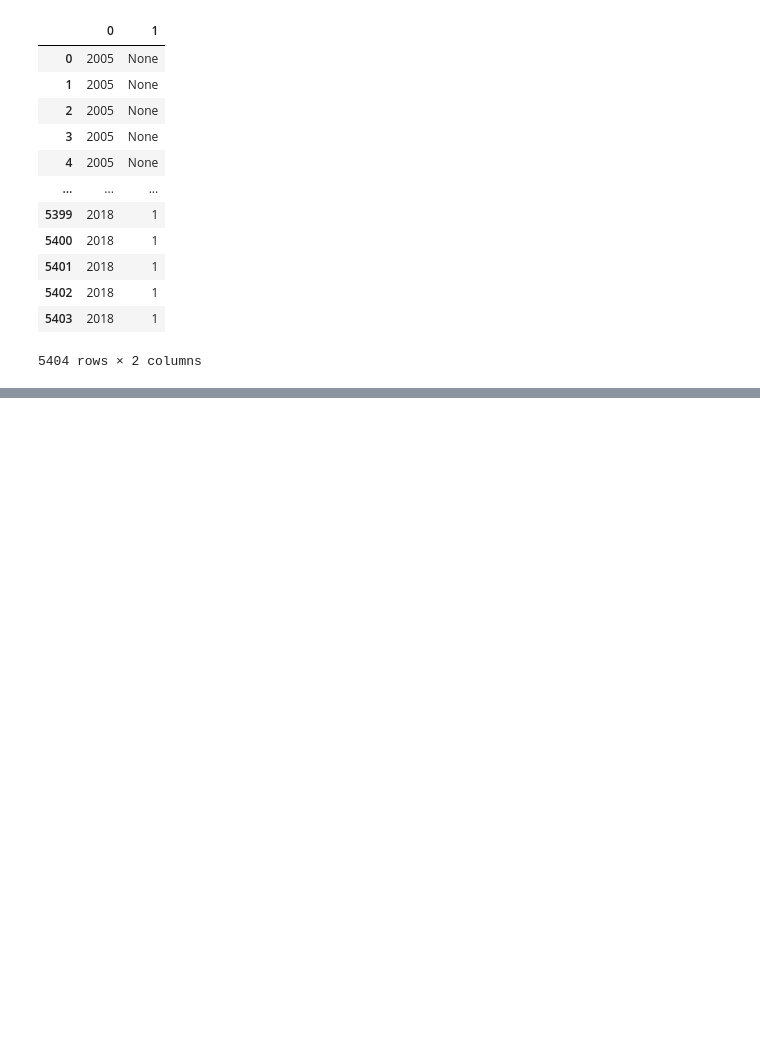
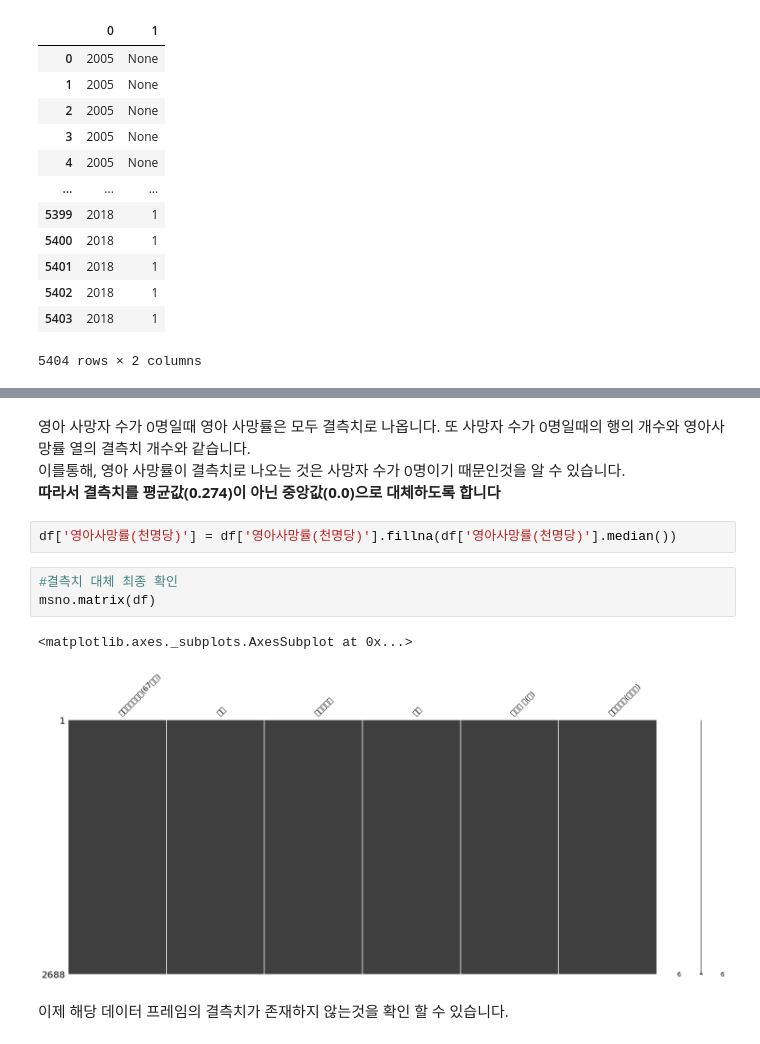
Before and after one commit to superZina/bigData, a Jupyter notebook: 기말.ipynb, the cells around one changed output, grey strips where cells are left out. Drawn from its saved outputs; the diff is of its cells as text; blank space fills up the shorter version.

```diff
--- a/기말.ipynb
+++ b/기말.ipynb
@@ -138,0 +522,14 @@ df.head(200)
+# %% [markdown]
+영아 사망자 수가 0명일때 영아 사망률은 모두 결측치로 나옵니다. 또 사망자 수가 0명일때의 행의 개수와 영아사망률 열의 결측치 개수와 같습니다.
+이를통해, 영아 사망률이 결측치로 나오는 것은 사망자 수가 0명이기 때문인것을 알 수 있습니다.
+**따라서 결측치를 평균값(0.274)이 아닌 중앙값(0.0)으로 대체하도록 합니다**
+# %%
+df['영아사망률(천명당)'] = df['영아사망률(천명당)'].fillna(df['영아사망률(천명당)'].median())
+# %%
+#결측치 대체 최종 확인
+msno.matrix(df)
+# %% [output]
+<matplotlib.axes._subplots.AxesSubplot at 0x...>
+[figure, added]
+# %% [markdown]
+이제 해당 데이터 프레임의 결측치가 존재하지 않는것을 확인 할 수 있습니다.
```
Also changed, not shown: parts of 56 cells of this notebook.
